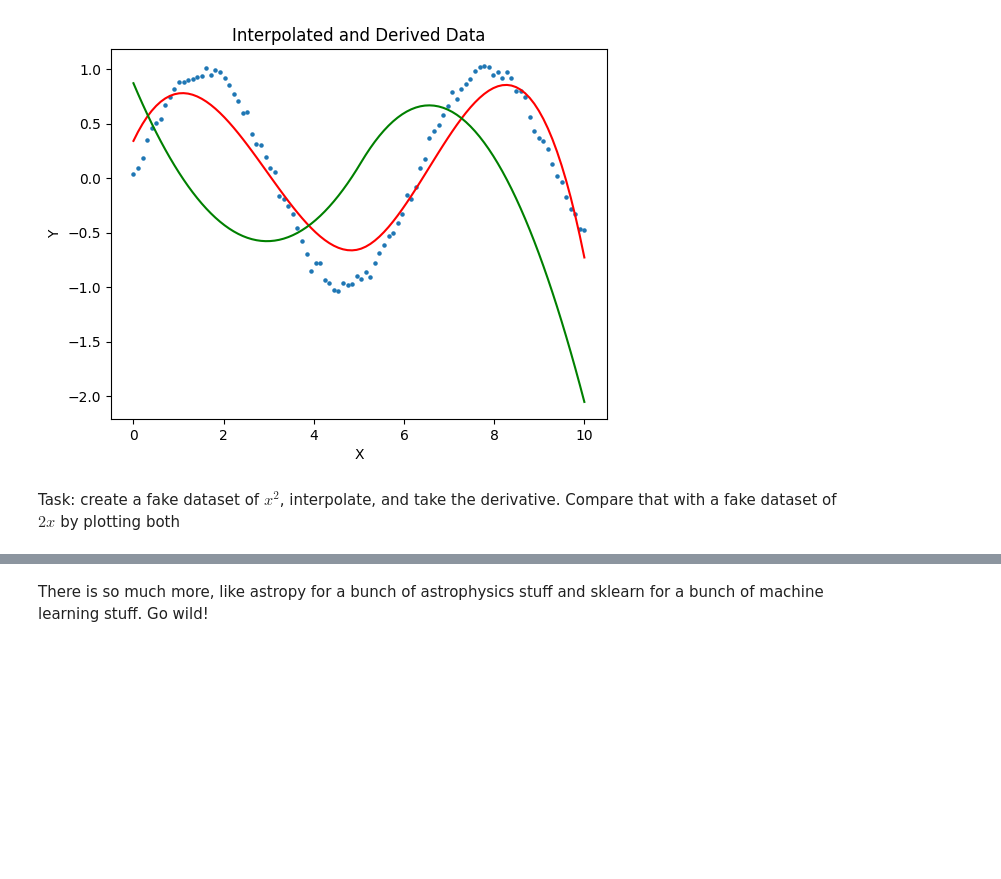
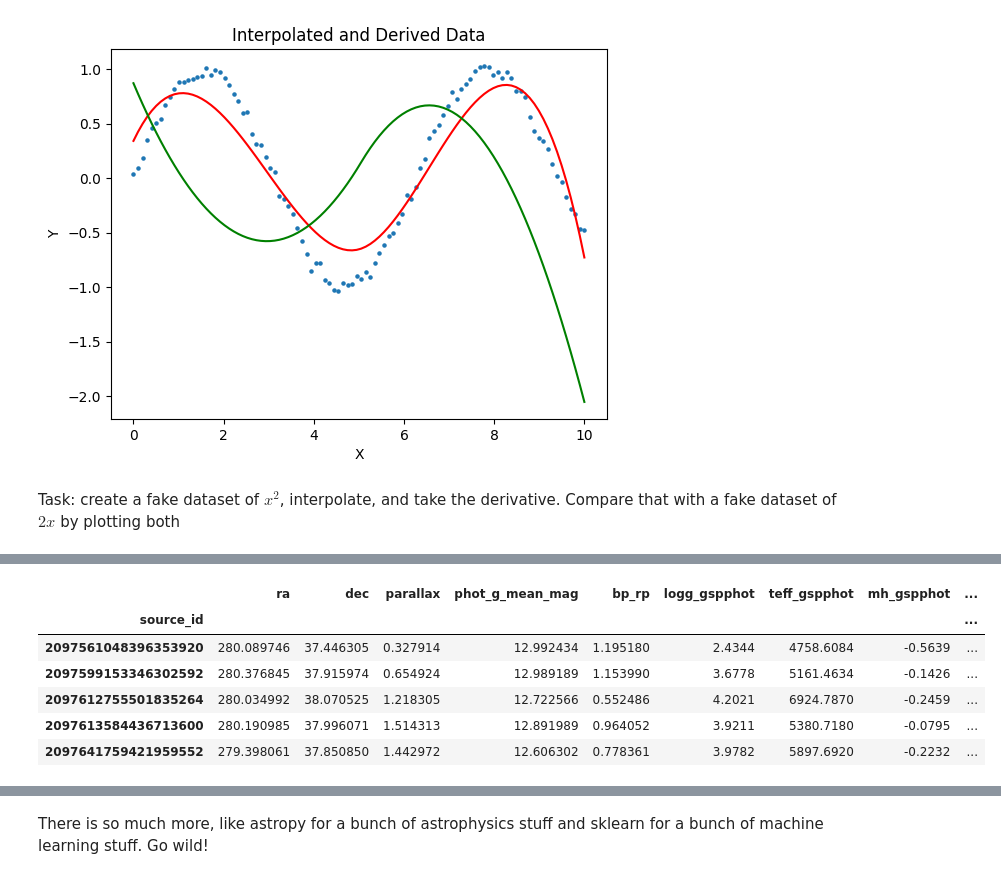
Before and after one commit to skhrg/Penn-Summer-Computing-Training, a Jupyter notebook: 6_Python_Overview/Exercises.ipynb, the cells around one changed output, grey strips where cells are left out. Drawn from its saved outputs; the diff is of its cells as text; code cells hidden in the pictures; blank space fills up the shorter version.

```diff
--- a/6_Python_Overview/Exercises.ipynb
+++ b/6_Python_Overview/Exercises.ipynb
@@ -209,0 +288,20 @@ Task: create a fake dataset of $x^2$, interpolate, and take the derivative. Comp
+# %%
+# Add a new column for absolute magnitude
+# Calculate absolute magnitude from the phot_g_mean_mag and parallax columns of the DataFrame
+# Note that we can do math with DataFrames just like with Numpy arrays
+df['abs_mag'] = df['phot_g_mean_mag']+5*(1+np.log10(df['parallax']/1000))
+
+# Don't worry about the warning message (though that's probably bad advice in general)...
+# When working with real data, it's inevitable that we'll get some funny values (ex. NaNs),
+# and the log10 function just can't process them.
+
+# And let's take a look at the DataFrame again!
+df.head()
+# %% [output]
+|  | ra | dec | parallax | phot_g_mean_mag | bp_rp | logg_gspphot | teff_gspphot | mh_gspphot | ... |
+| source_id |  |  |  |  |  |  |  |  | ... |
+| 2097561048396353920 | 280.089746 | 37.446305 | 0.327914 | 12.992434 | 1.195180 | 2.4344 | 4758.6084 | -0.5639 | ... |
+| 2097599153346302592 | 280.376845 | 37.915974 | 0.654924 | 12.989189 | 1.153990 | 3.6778 | 5161.4634 | -0.1426 | ... |
+| 2097612755501835264 | 280.034992 | 38.070525 | 1.218305 | 12.722566 | 0.552486 | 4.2021 | 6924.7870 | -0.2459 | ... |
+| 2097613584436713600 | 280.190985 | 37.996071 | 1.514313 | 12.891989 | 0.964052 | 3.9211 | 5380.7180 | -0.0795 | ... |
+| 2097641759421959552 | 279.398061 | 37.850850 | 1.442972 | 12.606302 | 0.778361 | 3.9782 | 5897.6920 | -0.2232 | ... |
```
Also changed, not shown: parts of 12 cells of this notebook.
